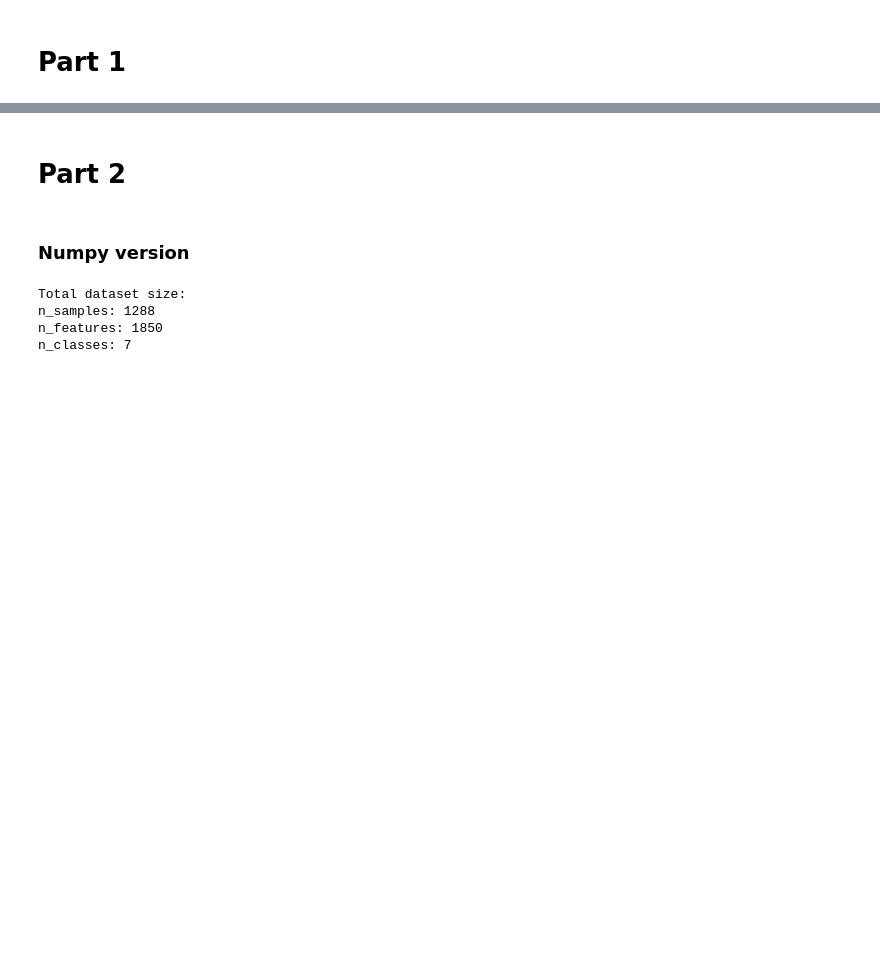
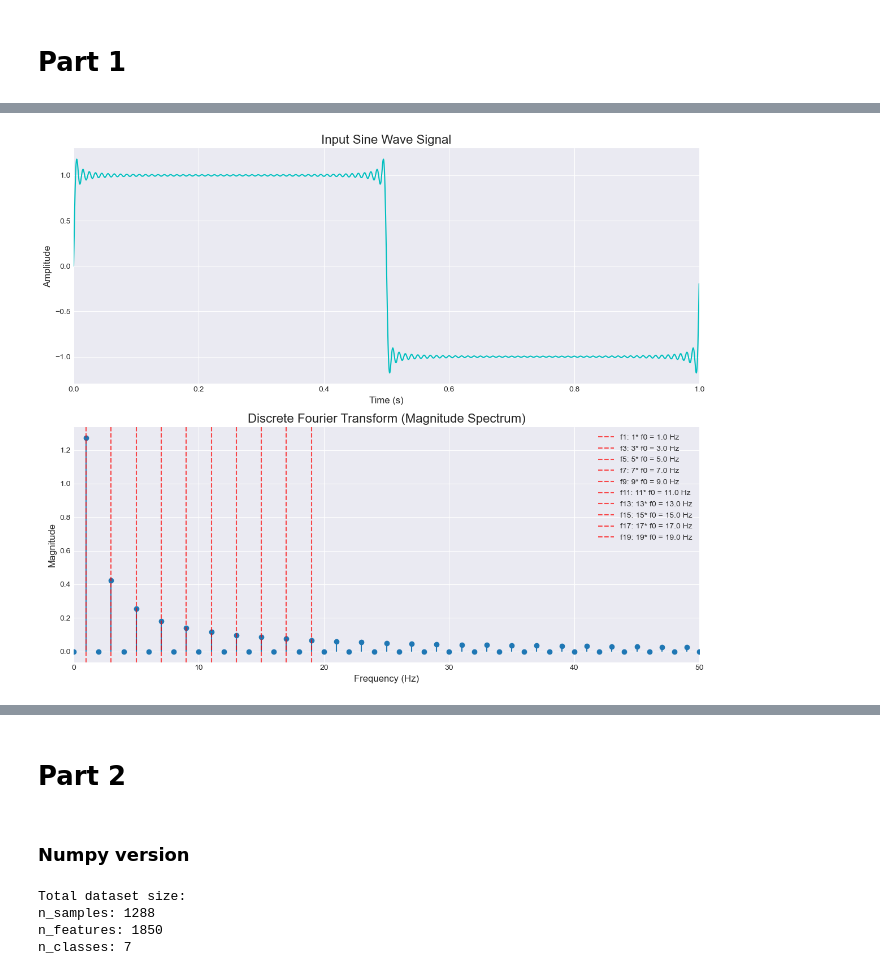
Before and after one commit to rotsu1/demo2, a Jupyter notebook: demo.ipynb, the cells around one changed output, grey strips where cells are left out. Cells and saved outputs as stored; diff of their text form; code cells hidden in the pictures; blank space fills up the shorter version.

```diff
--- a/demo.ipynb
+++ b/demo.ipynb
@@ -391,0 +64,98 @@ Torch DFT is approximately 0.02 times faster.
+# %%
+def naive_dft(x):
+    """
+    Compute the Discrete Fourier Transform (DFT) of a 1D signal.
+    This is a "naïve" implementation that directly follows the DFT formula,
+    which has a time complexity of O(N^2).
+    Args:
+    x (np.ndarray): The input signal, a 1D NumPy array.
+    Returns:
+    np.ndarray: The complex-valued DFT of the input signal.
+    """
+    N = len(x)
+    # Create an empty array of complex numbers to store the DFT results
+    X = np.zeros(N, dtype=np.complex128)
+    # Iterate through each frequency bin (k)
+    for k in range(N):
+        # For each frequency bin, sum the contributions from all input samples (n)
+        for n in range(N):
+            # The core DFT formula: x[n] * e^(-2j * pi * k * n / N)
+            angle = -2j * np.pi * k * n / N
+            X[k] += x[n] * np.exp(angle)
+    return X
+
+# Construct a square wave using 50 harmonics
+signal = square_wave_fourier(t, f0, 50)
+
+# Time the naïve DFT implementation
+start_time_naive = time.time()
+dft_result = naive_dft(signal)
+end_time_naive = time.time()
+naive_duration = end_time_naive - start_time_naive
+
+# Time NumPy's FFT implementation
+start_time_fft = time.time()
+fft_result = np.fft.fft(signal)
+end_time_fft = time.time()
+fft_duration = end_time_fft - start_time_fft
+
+# 3. Print Timings and Verification
+print("--- DFT/FFT Performance Comparison ---")
+print(f"Naïve DFT Execution Time: {naive_duration:.6f} seconds")
+print(f"NumPy FFT Execution Time: {fft_duration:.6f} seconds")
+
+# It's possible for the FFT to be so fast that the duration is 0.0, so we handle that case.
+if fft_duration > 0:
+    print(f"FFT is approximately {naive_duration / fft_duration:.2f} times faster.")
+else:
+    print("FFT was too fast to measure a significant duration difference.")
+
+# Check if our implementation is close to NumPy's result
+# np.allclose is used for comparing floating-point arrays.
+print(f"\nOur DFT implementation is close to NumPy's FFT: {np.allclose(dft_result, fft_result)}")
+
+# 4. Prepare for Plotting
+# Generate the frequency axis for the plot.
+# np.fft.fftfreq returns the DFT sample frequencies.
+# We only need the first half of the frequencies (the positive ones) due to symmetry.
+xf = np.fft.fftfreq(N, d=T/N)[:N//2]
+
+# We normalize the magnitude by N and multiply by 2 to get the correct amplitude.
+magnitude = 2.0/N * np.abs(dft_result[0:N//2])
+# 5. Visualize the Results
+plt.style.use('seaborn-v0_8-darkgrid')
+fig, (ax1, ax2) = plt.subplots(2, 1, figsize=(12, 10))
+
+# Plot the original time-domain signal
+ax1.plot(t, signal, color='c')
+ax1.set_title('Input Sine Wave Signal', fontsize=16)
+ax1.set_xlabel('Time (s)', fontsize=12)
+ax1.set_ylabel('Amplitude', fontsize=12)
+ax1.set_xlim(0, 1.0) # Show a few cycles of the sine wave
+ax1.grid(True)
+
+# Plot the frequency-domain signal (magnitude of the DFT)
+ax2.stem(xf, magnitude, basefmt=" ")
+ax2.set_title(
+    'Discrete Fourier Transform (Magnitude Spectrum)',
+    fontsize=16
+    )
+ax2.set_xlabel('Frequency (Hz)', fontsize=12)
+ax2.set_ylabel('Magnitude', fontsize=12)
+ax2.set_xlim(0, 50) # Focus on lower frequencies
+ax2.grid(True)
+
+# Add vertical lines for the first ten frequencies
+for i in range(20):
+    if i < len(xf) and i % 2 == 1: # Only plot odd harmonics
+        ax2.axvline(
+        xf[i], color='r', linestyle='--', alpha=0.7,
+        label=f'f{i}: {i}* f0 = {xf[i]:.1f} Hz'
+        )
+
+# Only show labels for first 3 frequencies to avoid cluttering
+ax2.legend()
+
+plt.tight_layout()
+plt.show()
+# %% [output]
@@ -391,0 +168 @@ Torch DFT is approximately 0.02 times faster.
+[figure, added]
```
Also changed, not shown: parts of 14 cells of this notebook.
